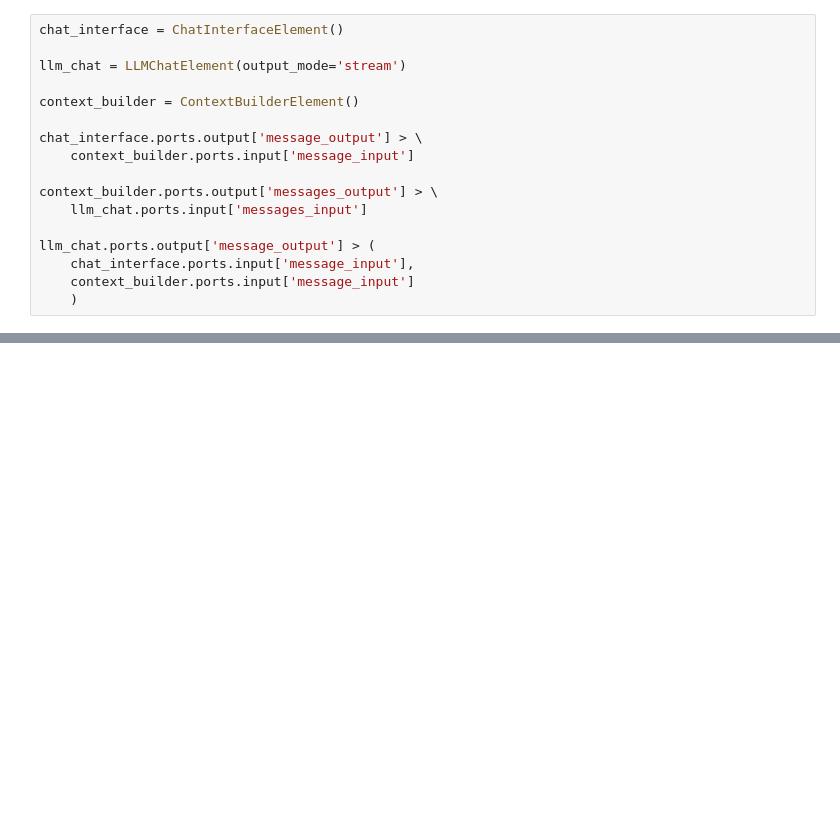
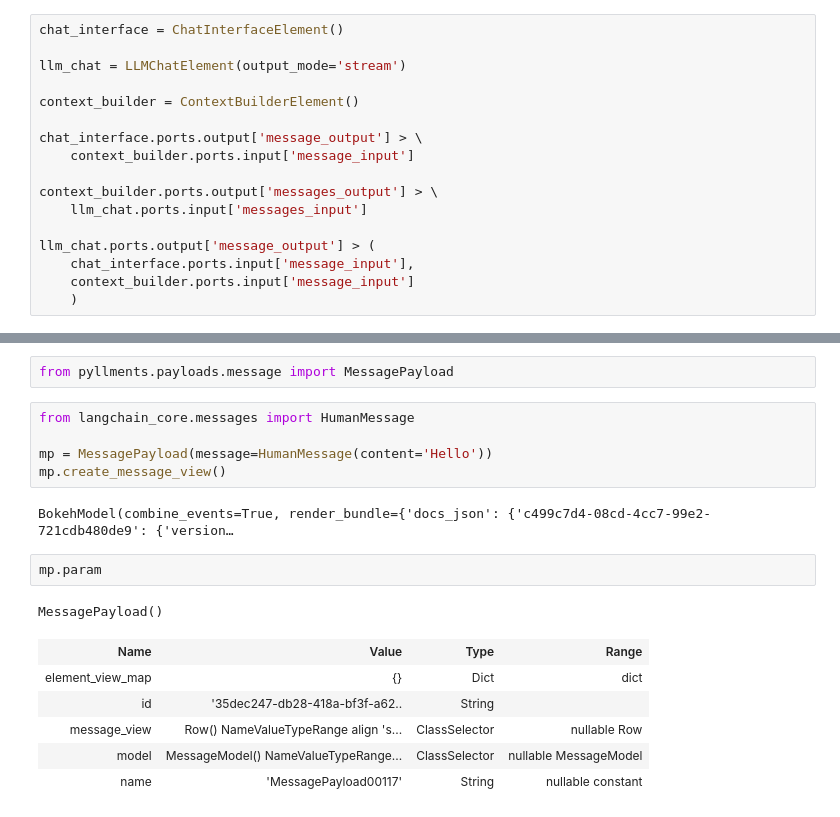
Before and after one commit to Prudent-Patterns/pyllments, a Jupyter notebook: framework_construction2.ipynb, the cells around one changed output, grey strips where cells are left out. Cells and saved outputs as stored; diff of their text form; blank space fills up the shorter version.

Commit message:
payload style system working!

```diff
--- a/framework_construction2.ipynb
+++ b/framework_construction2.ipynb
@@ -154,0 +196,19 @@ BokehModel(combine_events=True, render_bundle={'docs_json': {'ad843c72-d6a4-47fa
+# %%
+from pyllments.payloads.message import MessagePayload
+# %%
+from langchain_core.messages import HumanMessage
+
+mp = MessagePayload(message=HumanMessage(content='Hello'))
+mp.create_message_view()
+# %% [output]
+BokehModel(combine_events=True, render_bundle={'docs_json': {'c499c7d4-08cd-4cc7-99e2-721cdb480de9': {'version…
+# %%
+mp.param
+# %% [output]
+MessagePayload()
+| Name | Value | Type | Range |
+| element_view_map | {} | Dict | dict |
+| id | '35dec247-db28-418a-bf3f-a62.. | String |  |
+| message_view | Row() NameValueTypeRange align 's... | ClassSelector | nullable Row |
+| model | MessageModel() NameValueTypeRange... | ClassSelector | nullable MessageModel |
+| name | 'MessagePayload00117' | String | nullable constant |
```
Also changed, not shown: parts of 8 cells of this notebook, 5 other files.
